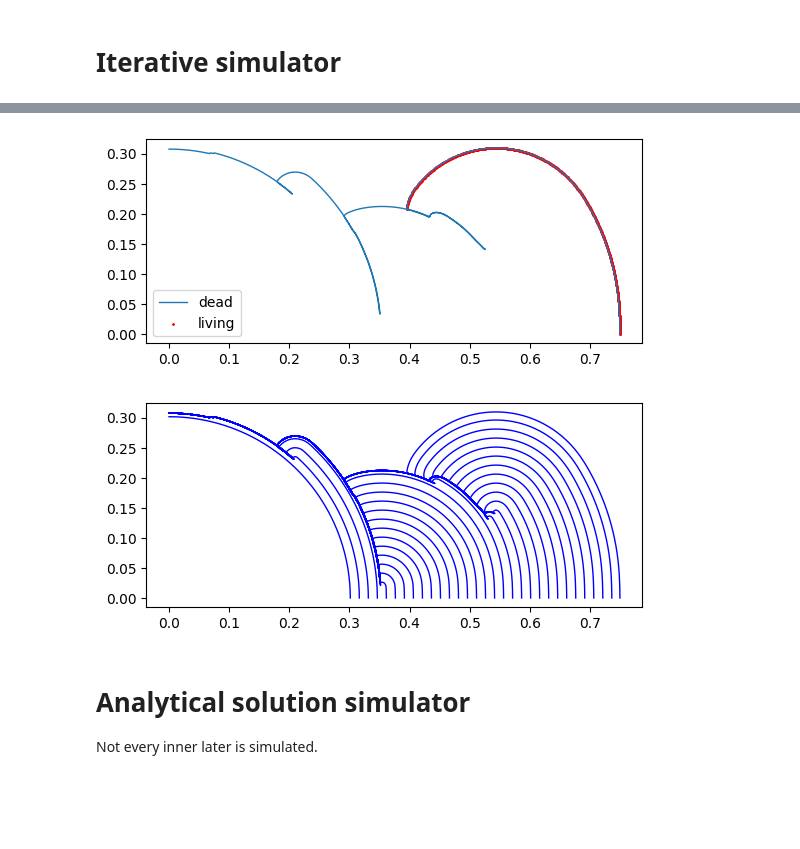
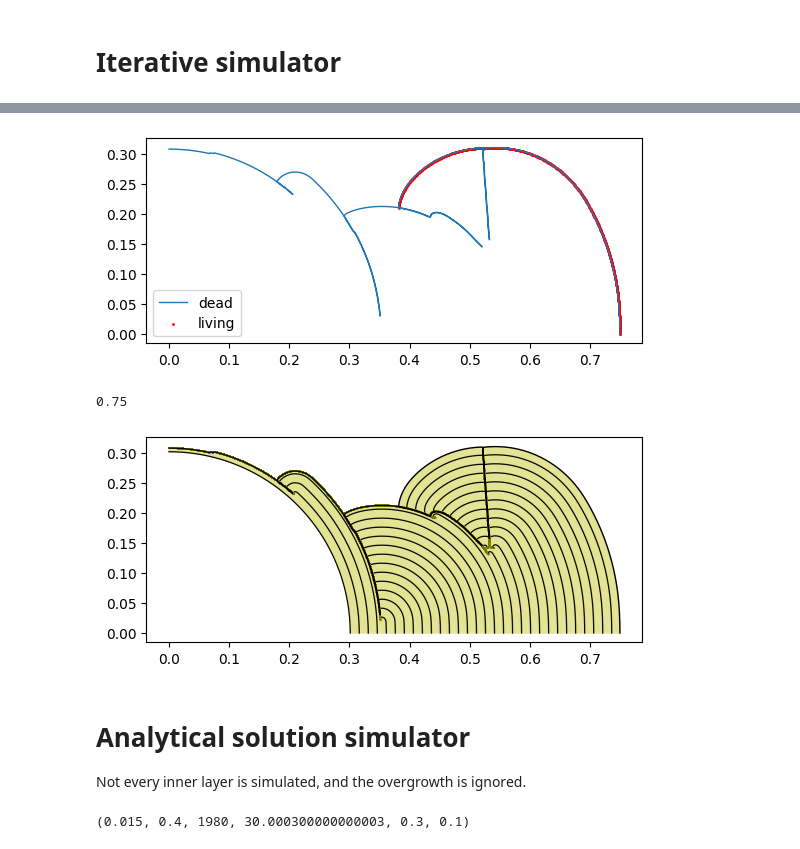
Before and after one commit to RohanGautam/microatoll_sim, a Jupyter notebook: examples/example.ipynb, the cells around one changed output, grey strips where cells are left out. Drawn from its saved outputs; the diff is of its cells as text; code cells hidden in the pictures; blank space fills up the shorter version.

```diff
--- a/examples/example.ipynb
+++ b/examples/example.ipynb
@@ -9,29 +30,26 @@ import microatoll_sim.simulator as sim
 # %%
-radius = 0.30
-d = 1.0
-gr = 15
-dt = 0.1
-Tmax = 30
-T0 = 1980
-vert_shift = 0.4
-num_initial_pts = 200
-
-## post processing
-Tmax *= 1.00001
-d = d / 1e3
-gr = (gr / 1e3) * dt
-NT = int(Tmax / dt)
+params = sim.SimParams(
+    vert_shift=0.4,
+    gr_mean=15,
+    d=1.0,
+    dt=0.1, # will have 1/dt = 10 bands/yr
+    T0=1980,
+    delta_T=30,
+    init_radius=0.3
+)
 
 sl_df = pd.read_csv("./data/SeaLevel.csv", header=None, names=["time", "sl"])
 sl_arr = sl_df.to_numpy()
-sl_arr[:, 1] += vert_shift
-band_sl_arr = sim.lowest_discreet(sl_arr, dt, T0, T0 + Tmax)
-
-gr_vec = np.ones(NT) * gr
-line, living_status = sim.coral_growth(
-    radius, num_initial_pts, d, gr_vec, NT, band_sl_arr[:, 1]
+sl_arr[:, 1] += params.vert_shift
+band_sl_arr = sim.lowest_discreet(sl_arr, params.dt, params.T0, params.T0+params.delta_T)
+# can change this for variable growth rate!
+gr_vec = np.ones(params.NT) * params.gr_mean
+# simulation
+lines, living_statuses = sim.coral_growth_all(
+    params.init_radius, params.num_initial_pts, params.d, gr_vec, params.NT, band_sl_arr[:, 1]
 )
-living_status = living_status.astype(bool)
+line = lines[-1]
+living_status = living_statuses[-1].astype(bool)
 
 plt.plot(line[:, 0], line[:, 1], lw=1, label="dead")
 plt.scatter(
@@ -41,21 +59,35 @@ plt.gca().set_aspect(1)
 plt.legend()
 plt.show()
 # %% [output]
-[figure, old version]
+[figure, new version]
+# %%
+params.gr_mean*params.NT + params.init_radius
+# %% [output]
+0.75
 # %%
-gr_vec = np.ones(NT) * gr
-lines, _ = sim.coral_growth_all(
-    radius, num_initial_pts, d, gr_vec, NT, band_sl_arr[:, 1]
-)
 for i, line in enumerate(lines):
-    if i % 10 == 0:
-        plt.plot(line[:, 0], line[:, 1], lw=1, c="b")
+    if i % (1/params.dt) == 0:
+        # annual bands in black
+        plt.plot(line[:, 0], line[:, 1], lw=1, c="black")
+    else:
+        plt.plot(line[:, 0], line[:, 1], lw=1, c="y", alpha=0.3)
 
 plt.gca().set_aspect(1)
 plt.show()
 # %% [output]
-[figure, old version]
+[figure, new version]
 # %% [markdown]
 # Analytical solution simulator
 
-Not every inner later is simulated.
+Not every inner layer is simulated, and the overgrowth is ignored.
+# %%
+gr = 15*1e-3
+vert_shift = params.vert_shift
+T0 = params.T0
+delta_T = params.delta_T
+init_radius = params.init_radius
+dt = params.dt
+
+gr,vert_shift,T0,delta_T,init_radius,dt
+# %% [output]
+(0.015, 0.4, 1980, 30.000300000000003, 0.3, 0.1)
```
Also changed, not shown: parts of 9 cells of this notebook, 2 other files.
